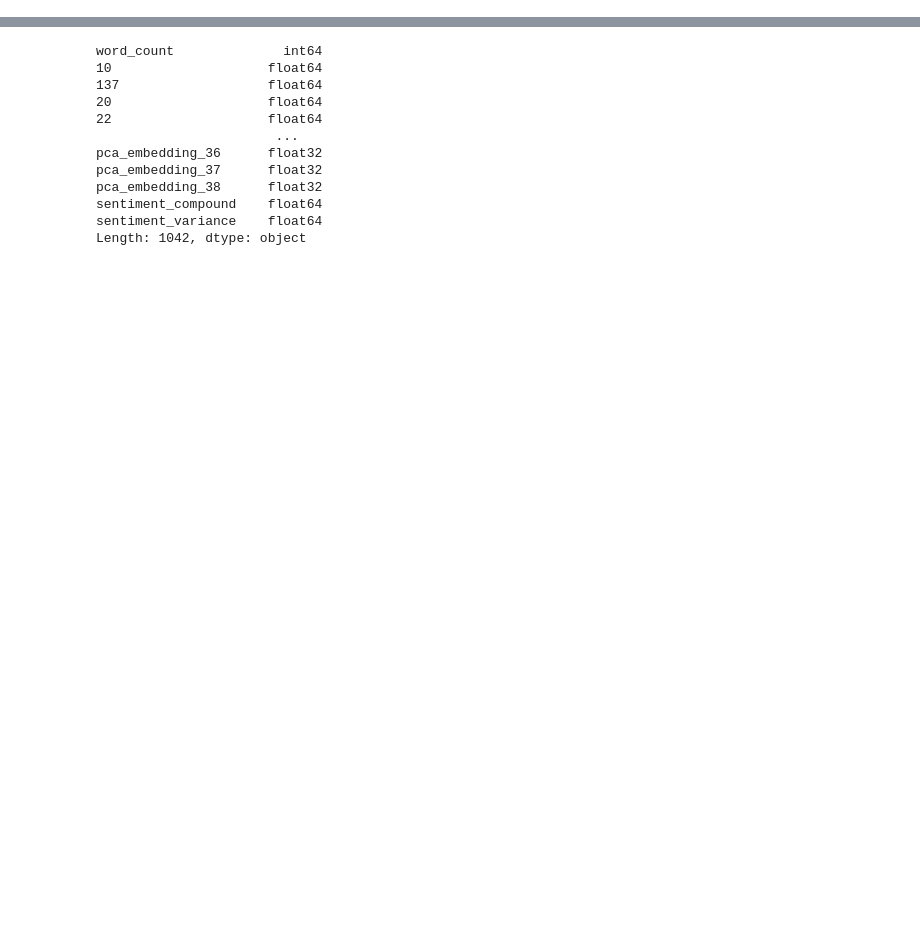
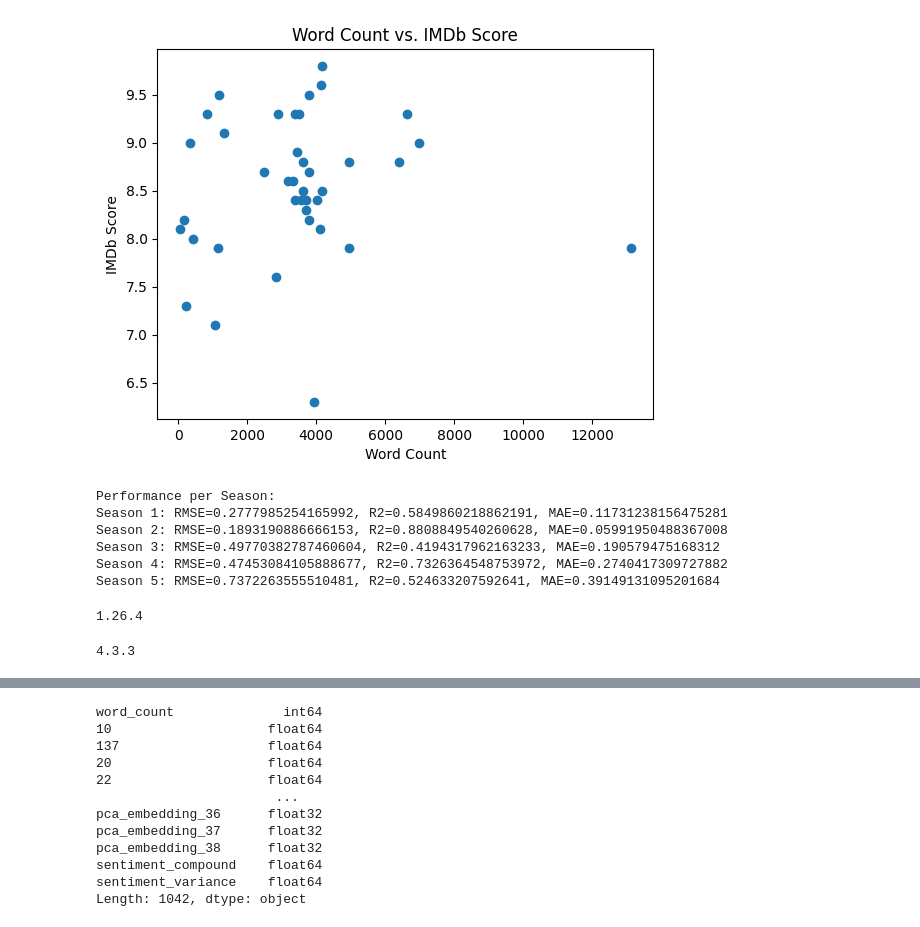
Before and after one commit to karadowning/python, a Jupyter notebook: rick_n_morty2.ipynb, the cells around one changed output, grey strips where cells are left out. Saved outputs shown, nothing was run; the diff lists cells and outputs as text; code cells hidden in the pictures; blank space fills up the shorter version.

```diff
--- a/rick_n_morty2.ipynb
+++ b/rick_n_morty2.ipynb
@@ -0,0 +11,3 @@
+# %%
+# Load the CSV file (adjust the path if needed)
+df = pd.read_csv("rick_n_morty.csv")
@@ -0,0 +20,14 @@
+# %%
+# Preprocessing: Aggregate dialogue per episode and calculate word count
+episode_dialogue = df.groupby(['Season No', 'episode no.'])['dialouge'].apply(' '.join).reset_index()
+episode_scores = df[['Season No', 'episode no.', 'IMDb score ']].drop_duplicates()
+episode_data = pd.merge(episode_dialogue, episode_scores, on=['Season No', 'episode no.'], how='left')
+# %%
+# Calculate word count
+episode_data['word_count'] = episode_data['dialouge'].apply(lambda x: len(re.findall(r'\w+', x)))
+# %%
+# Feature extraction using TF-IDF
+vectorizer = TfidfVectorizer(max_features=1000)  # Limit to top 1000 words
+tfidf_matrix = vectorizer.fit_transform(episode_data['dialouge'])
+tfidf_df = pd.DataFrame(tfidf_matrix.toarray(), columns=vectorizer.get_feature_names_out())
+episode_data = pd.concat([episode_data, tfidf_df], axis=1)
@@ -1,3 +71,46 @@
+# %%
+# Non-linear relationships (Scatter plots)
+import matplotlib.pyplot as plt
+plt.scatter(episode_data['word_count'], episode_data['IMDb score '])
+plt.xlabel("Word Count")
+plt.ylabel("IMDb Score")
+plt.title("Word Count vs. IMDb Score")
+plt.show()
+# %% [output]
+[figure, added]
+# %%
+# Performance across seasons
+season_performance = {}
+for season in episode_data['Season No'].unique():
+    season_data = episode_data[episode_data['Season No'] == season]
+    season_features = season_data.drop(['Season No', 'episode no.', 'dialouge', 'IMDb score '], axis=1)
+    season_target = season_data['IMDb score ']
+
+    if len(season_features) > 0:
+      season_predictions = gb_model.predict(season_features)
+      rmse, r2, mae = evaluate_model(season_predictions, season_target)
+      season_performance[season] = {'RMSE': rmse, 'R2': r2, 'MAE': mae}
+
+print("\nPerformance per Season:")
+for season, metrics in season_performance.items():
+    print(f"Season {season}: RMSE={metrics['RMSE']}, R2={metrics['R2']}, MAE={metrics['MAE']}")
+# %% [output]
+Performance per Season:
+Season 1: RMSE=0.2777985254165992, R2=0.5849860218862191, MAE=0.11731238156475281
+Season 2: RMSE=0.1893190886666153, R2=0.8808849540260628, MAE=0.05991950488367008
+Season 3: RMSE=0.49770382787460604, R2=0.4194317962163233, MAE=0.190579475168312
+Season 4: RMSE=0.47453084105888677, R2=0.7326364548753972, MAE=0.2740417309727882
+Season 5: RMSE=0.7372263555510481, R2=0.524633207592641, MAE=0.39149131095201684
+# %%
+import numpy
+print(numpy.__version__)
+# %% [output]
+1.26.4
+# %%
+import gensim
+print(gensim.__version__)
+# %% [output]
+4.3.3
 # %%
 # Part 2
 import pandas as pd
```
Also changed, not shown: parts of 80 cells of this notebook.
